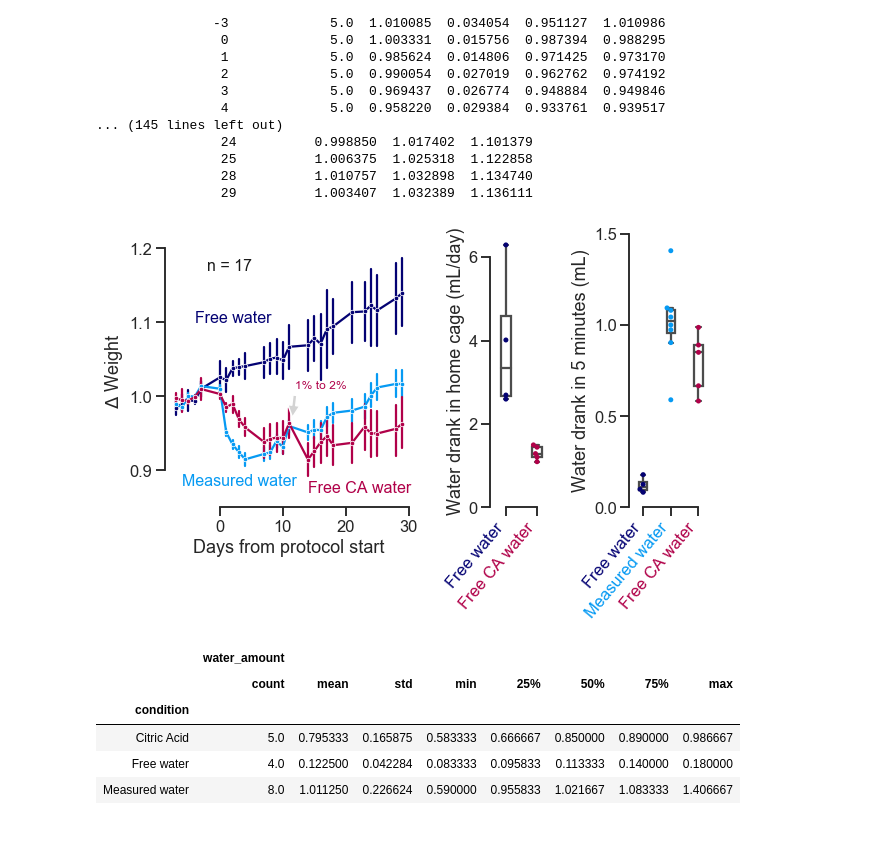
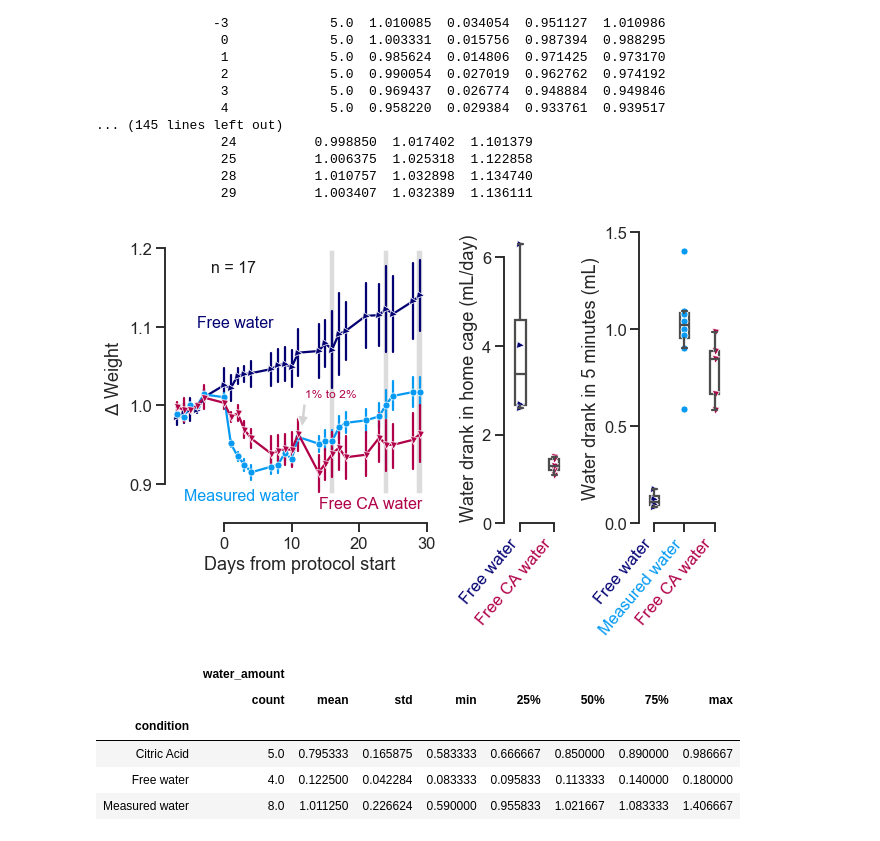
Before and after one commit to int-brain-lab/citricAcid, a Jupyter notebook: figure1.ipynb, the cells around one changed output. Drawn from its saved outputs; the diff is of its cells as text; code cells hidden in the pictures.

```diff
--- a/figure1.ipynb
+++ b/figure1.ipynb
@@ -121,7 +124,9 @@ hue_order = ['Free water', 'Measured water', 'Citric Acid']
 
 f, ax = plt.subplots(ncols=3, nrows=1, gridspec_kw=dict(width_ratios=[3, 0.75, 1]), figsize=(9, 6))
 
-sns.lineplot(x="session_day", y="avg_weight", estimator=np.mean, err_style='bars', marker='.',
+sns.lineplot(x="session_day", y="avg_weight", estimator=np.mean, err_style='bars',
+             style='condition', markers={'Free water':'>', 'Measured water':'o', 'Citric Acid':'v'},
+             dashes=False, markersize=7,
              ci=68, hue="condition", data=normalized2, ax=ax[0], legend=False,
             palette=palette, hue_order=hue_order)
 ax[0].set_xlabel("Days from protocol start")
@@ -134,6 +139,11 @@ ax[0].text(14, 0.87,'Free CA water', {'color':palette[2], 'fontsize':16})
 ax[0].annotate('1% to 2%', xy=(11.5, 0.97), xytext=(12, 1.01), color=palette[2], fontsize=12,
               arrowprops=dict(facecolor='lightgrey', shrink=0.05))
 ax[0].text(-2, 1.17, 'n = 17', {'color':'k', 'fontsize':16})
+
+# add measurement days for (c) into this plot
+ax[0].axvspan(15.5, 16.5, 0.1, 0.94, fc='gainsboro')
+ax[0].axvspan(23.5, 24.5, 0.1, 0.94, fc='gainsboro')
+ax[0].axvspan(28.5, 29.5, 0.1, 0.94, fc='gainsboro')
 
 ########### WATER ADMINISTRATIONS ###########
 water_with_date = (action.WaterAdministration & subj).proj('watertype_name', 'water_administered', 'adlib', # it can restrict on the subj here but it will anyway do later
@@ -149,9 +159,17 @@ df = pd.DataFrame(b.fetch(as_dict=True))
 df['condition'] = df.subject_nickname.map(condition_map)
 
 ########### b ###########
-sns.swarmplot(x="condition", y="total_water", order=['Free water', 'Citric Acid'],
-              data=df.groupby(['subject_uuid', 'condition'])['total_water'].mean().reset_index(),
-              palette = sns.xkcd_palette(['deep blue', 'raspberry']), ax=ax[1])
+# sns.swarmplot(x="condition", y="total_water", order=['Free water', 'Citric Acid'],
+#               data=df.groupby(['subject_uuid', 'condition'])['total_water'].mean().reset_index(),
+#               palette = , ax=ax[1])
+
+sns.lineplot(x="condition", y="total_water", style='condition', markers={'Free water':'>', 'Measured water':'o', 'Citric Acid': 'v'},
+             ci=None, units='subject_uuid', hue_order=['Free water', 'Citric Acid'], palette=sns.xkcd_palette(['deep blue', 'raspberry']),
+             hue="condition",
+             data=df.groupby(['condition', 'subject_uuid'])['total_water'].mean().reset_index(),
+             estimator=None, legend=False, dashes=None, markersize=7,
+             ax=ax[1])
+
 sns.boxplot(x="condition", y="total_water", order=[ 'Free water', 'Citric Acid'],
             data=df.groupby(['subject_uuid', 'condition'])['total_water'].mean().reset_index(),
             fliersize=0, boxprops={'facecolor':'None'}, width=.3, ax=ax[1])
@@ -162,37 +180,43 @@ ax[1].set_yticks([0, 2, 4, 6])
 ########### WATER ###########
 water= pd.read_csv('data/thirst.csv') # first date is exclude (habituation)
 # remove measurements from 4-10-2018, CA mice still on 1%
 water = water[~water['date'].str.match('4-10-2018')]
 water['condition'] = water.subject.map(condition_map)
 
 ########### c ###########
-sns.swarmplot(x="condition", y="water_amount", order=hue_order,
-              data=water.groupby(['condition', 'subject'])['water_amount'].mean().reset_index(),
-              ax=ax[2], palette=palette)
+# sns.swarmplot(x="condition", y="water_amount", order=hue_order,
+#               data=,
+#               ax=ax[2], palette=palette)
+
+sns.lineplot(x="condition", y="water_amount", style='condition', markers={'Free water':'>', 'Measured water':'o', 'Citric Acid':'v'},
+             ci=None, units='subject', hue_order=hue_order, palette=palette, hue="condition",
+             data=water.groupby(['condition', 'subject'])['water_amount'].mean().reset_index(),
+             estimator=None, legend=False, dashes=None, markersize=7,
+             ax=ax[2])
 sns.boxplot(x="condition", y="water_amount", order=hue_order,
             data=water.groupby(['condition', 'subject'])['water_amount'].mean().reset_index(),
             fliersize=0, boxprops={'facecolor':'None'}, width=.3, ax=ax[2])
 ax[2].set(ylabel='Water drank in 5 minutes (mL)', xlabel='')
 ax[2].set_xticklabels(['Free water', 'Measured water', 'Free CA water'])
 ax[2].set_yticks([0, 0.5, 1, 1.5])
 
 # layout with rotated ticks
 for ticklabel, tickcolor in zip(ax[1].get_xticklabels(), [palette[0], palette[2]]):
     ticklabel.set_color(tickcolor)
     ticklabel.set_rotation(50)
     ticklabel.set(ha='right')
 
 for ticklabel, tickcolor in zip(ax[2].get_xticklabels(), palette):
     ticklabel.set_color(tickcolor)
     ticklabel.set_rotation(50)
     ticklabel.set(ha='right')
 
 f.tight_layout()
 sns.despine(trim=True)
 f.savefig(os.path.join(figpath, "citricacid_study1.pdf"))
 f.savefig(os.path.join(figpath, "citricacid_study1.png"), dpi=600)
 # %% [output]
-[figure, old version]
+[figure, new version]
 # %%
 water.groupby(['condition', 'subject'])['water_amount'].mean().reset_index().groupby(['condition']).describe()
 # %% [output]
```
Also changed, not shown: parts of 2 cells of this notebook, 19 other files.
